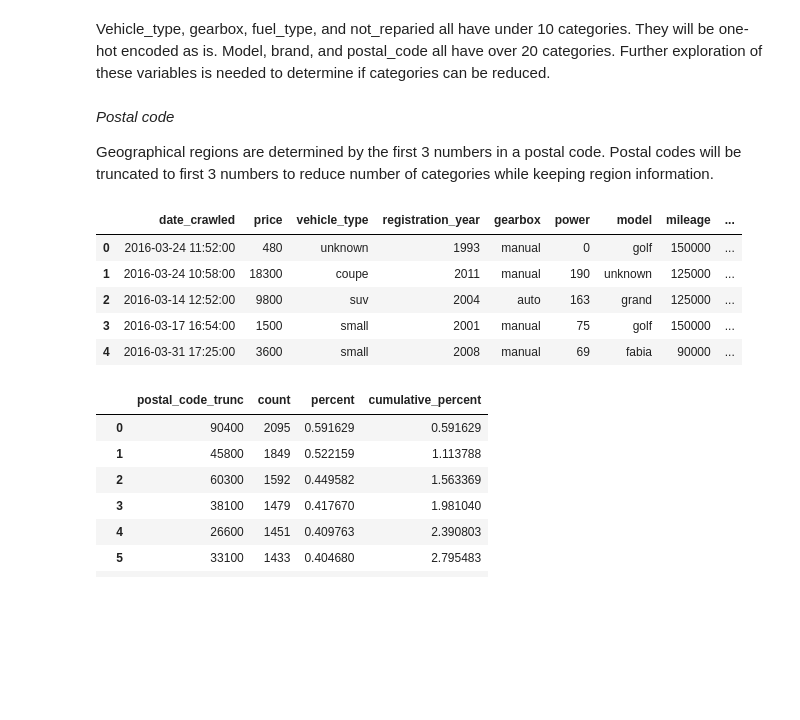
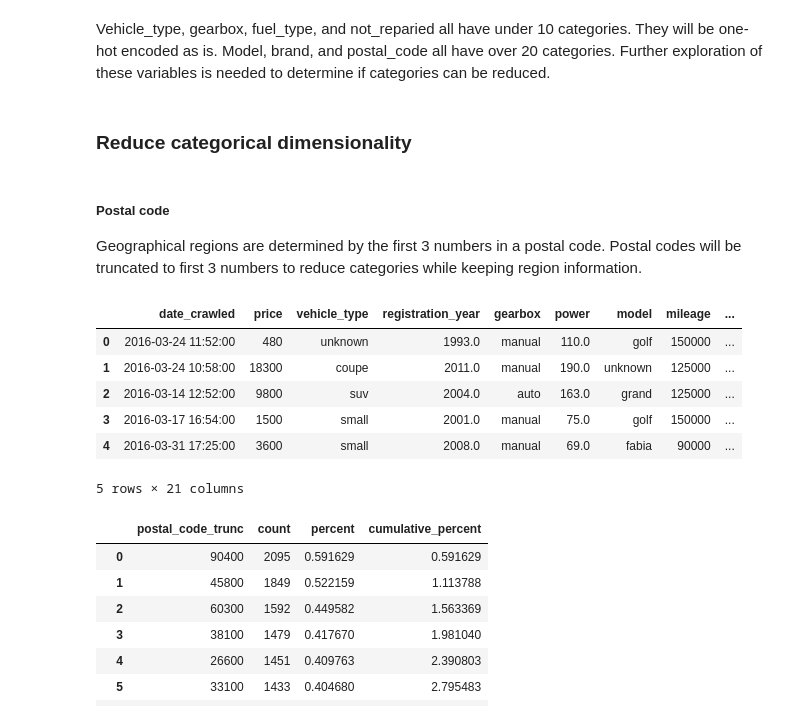
Before and after one commit to kellyshreeve/predicting-used-car-price, a Jupyter notebook: car_price_analysis.ipynb, the cells around one changed output. Cells and saved outputs as stored; diff of their text form; code cells hidden in the pictures; blank space fills up the shorter version.

Commit message:
reduce dimensionality

```diff
--- a/car_price_analysis.ipynb
+++ b/car_price_analysis.ipynb
@@ -391,25 +389,33 @@ Frequency Table repair:
 ... (4 outputs left out)
 # %% [markdown]
 Vehicle_type, gearbox, fuel_type, and not_reparied all have under 10 categories. They will be one-hot encoded as is. Model, brand, and postal_code all have over 20 categories. Further exploration of these variables is needed to determine if categories can be reduced.
+# %% [markdown]
+### Reduce categorical dimensionality
 # %% [markdown]
-*Postal code*
+##### Postal code
 
-Geographical regions are determined by the first 3 numbers in a postal code. Postal codes will be truncated to first 3 numbers to reduce number of categories while keeping region information.
+Geographical regions are determined by the first 3 numbers in a postal code. Postal codes will be truncated to first 3 numbers to reduce categories while keeping region information.
 # %%
-# Add truncated postal code feature
+# Add postal code truncated to 100s feature
 def trunc_hundred(x):
     return math.trunc(x / 100) * 100
 
-cars['postal_code_trunc'] = cars['postal_code'].apply(trunc_hundred)
+cars['postal_code_trunc100'] = cars['postal_code'].apply(trunc_hundred)
+
+def trunc_thousand(x):
+    return math.trunc(x / 1000) * 1000
+
+cars['postal_code_trunc1000'] = cars['postal_code'].apply(trunc_thousand)
 
 display(cars.head())
 # %% [output]
 |  | date_crawled | price | vehicle_type | registration_year | gearbox | power | model | mileage | ... |
-| 0 | 2016-03-24 11:52:00 | 480 | unknown | 1993 | manual | 0 | golf | 150000 | ... |
-| 1 | 2016-03-24 10:58:00 | 18300 | coupe | 2011 | manual | 190 | unknown | 125000 | ... |
-| 2 | 2016-03-14 12:52:00 | 9800 | suv | 2004 | auto | 163 | grand | 125000 | ... |
-| 3 | 2016-03-17 16:54:00 | 1500 | small | 2001 | manual | 75 | golf | 150000 | ... |
-| 4 | 2016-03-31 17:25:00 | 3600 | small | 2008 | manual | 69 | fabia | 90000 | ... |
+| 0 | 2016-03-24 11:52:00 | 480 | unknown | 1993.0 | manual | 110.0 | golf | 150000 | ... |
+| 1 | 2016-03-24 10:58:00 | 18300 | coupe | 2011.0 | manual | 190.0 | unknown | 125000 | ... |
+| 2 | 2016-03-14 12:52:00 | 9800 | suv | 2004.0 | auto | 163.0 | grand | 125000 | ... |
+| 3 | 2016-03-17 16:54:00 | 1500 | small | 2001.0 | manual | 75.0 | golf | 150000 | ... |
+| 4 | 2016-03-31 17:25:00 | 3600 | small | 2008.0 | manual | 69.0 | fabia | 90000 | ... |
+5 rows × 21 columns
 # %%
 # Re-calculate postal_code freq table
 freq_postal_trunc = freq_table(cars, 'postal_code_trunc')
```
Also changed, not shown: parts of 16 cells of this notebook.
